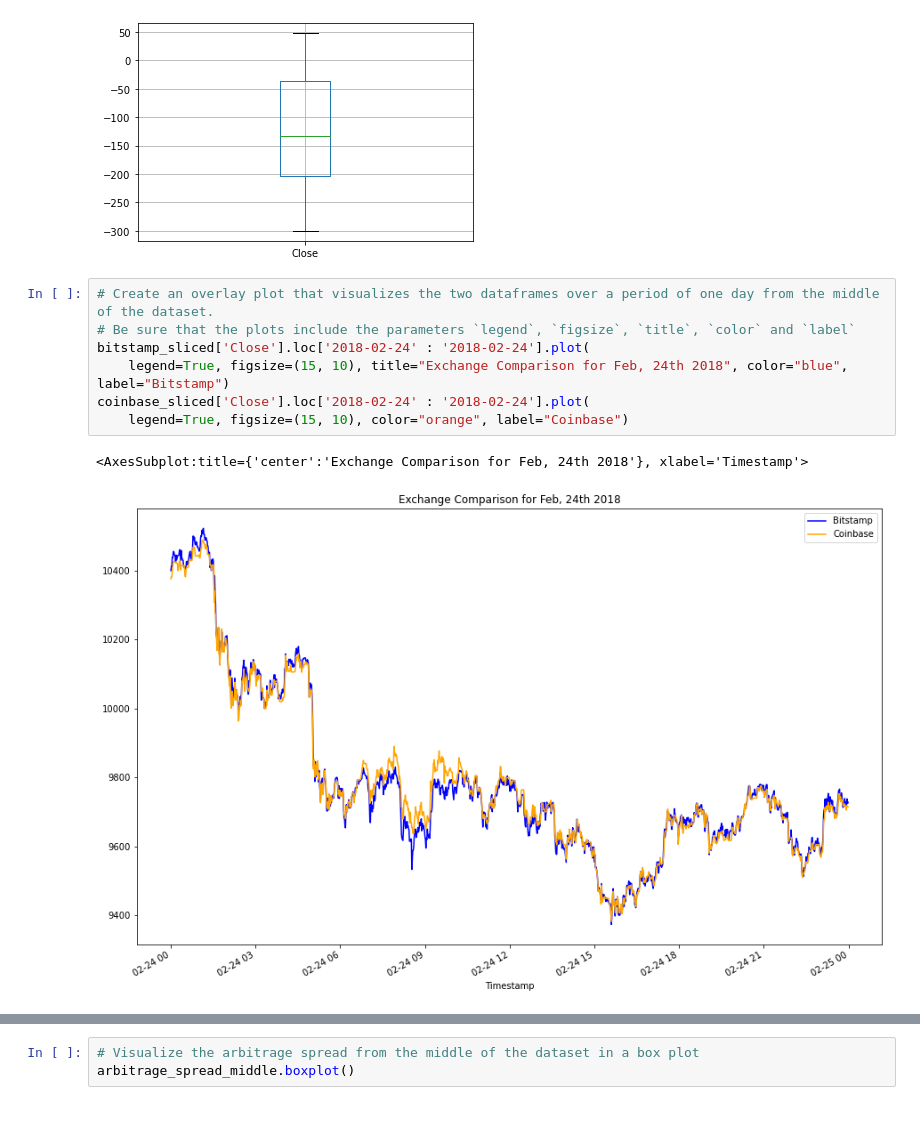
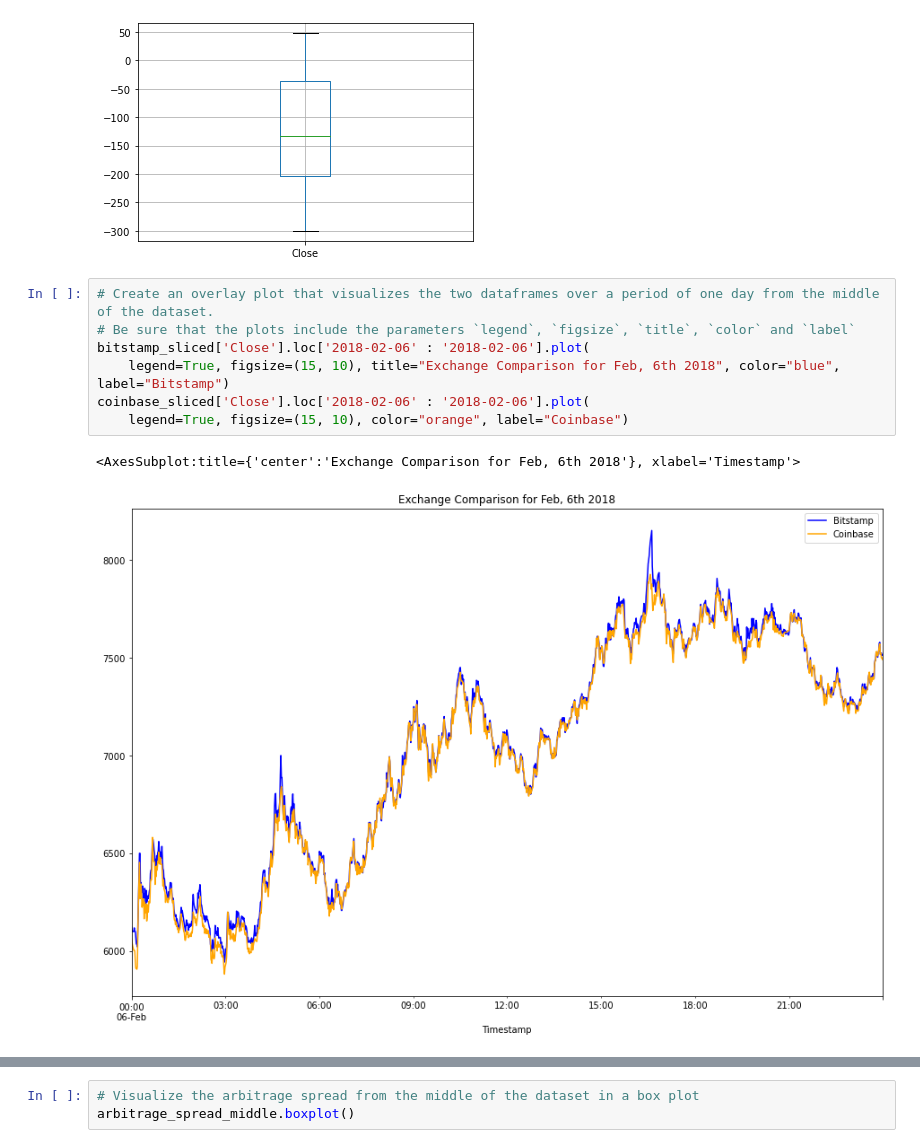
Before and after one commit to godifay/crypto_arbitrage, a Jupyter notebook: crypto_arbitrage.ipynb, the cells around one changed output, grey strips where cells are left out. Drawn from its saved outputs; the diff is of its cells as text; blank space fills up the shorter version.

```diff
--- a/crypto_arbitrage.ipynb
+++ b/crypto_arbitrage.ipynb
@@ -438,13 +440,13 @@ arbitrage_spread_early.boxplot()
 # %%
 # Create an overlay plot that visualizes the two dataframes over a period of one day from the middle of the dataset.
 # Be sure that the plots include the parameters `legend`, `figsize`, `title`, `color` and `label`
-bitstamp_sliced['Close'].loc['2018-02-24' : '2018-02-24'].plot(
-    legend=True, figsize=(15, 10), title="Exchange Comparison for Feb, 24th 2018", color="blue", label="Bitstamp")
-coinbase_sliced['Close'].loc['2018-02-24' : '2018-02-24'].plot(
+bitstamp_sliced['Close'].loc['2018-02-06' : '2018-02-06'].plot(
+    legend=True, figsize=(15, 10), title="Exchange Comparison for Feb, 6th 2018", color="blue", label="Bitstamp")
+coinbase_sliced['Close'].loc['2018-02-06' : '2018-02-06'].plot(
     legend=True, figsize=(15, 10), color="orange", label="Coinbase")
 # %% [output]
-<AxesSubplot:title={'center':'Exchange Comparison for Feb, 24th 2018'}, xlabel='Timestamp'>
+<AxesSubplot:title={'center':'Exchange Comparison for Feb, 6th 2018'}, xlabel='Timestamp'>
-[figure, old version]
+[figure, new version]
 # %%
 # Using the date in the middle that you have selected, calculate the arbitrage spread
 # by subtracting the bitstamp lower closing prices from the coinbase higher closing prices
```
Also changed, not shown: parts of 59 cells of this notebook.
